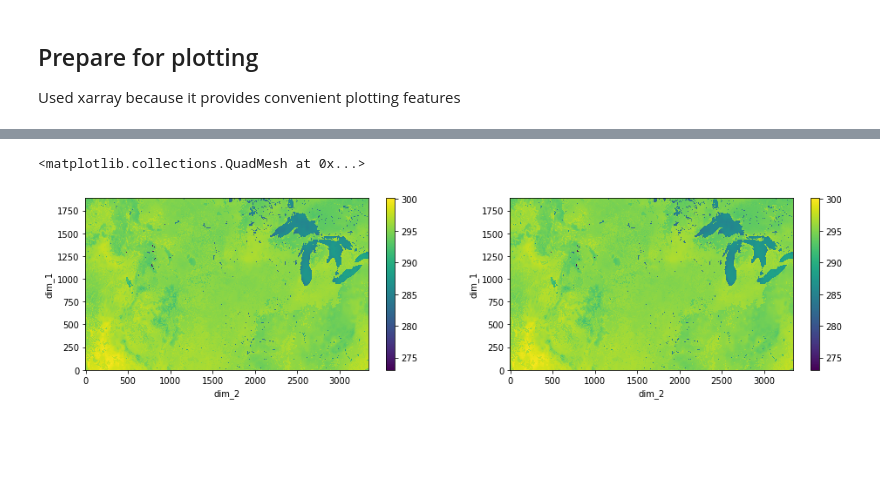
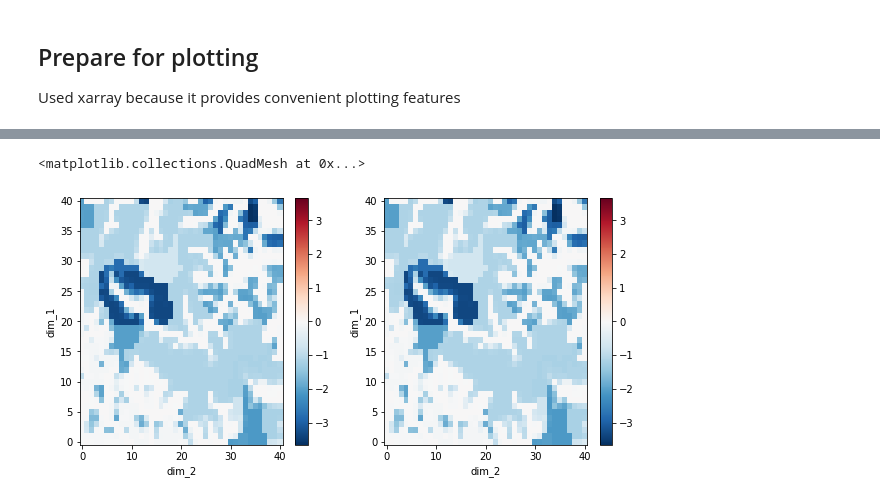
Before and after one commit to arezaii/pf_tools, a Jupyter notebook: PFIO_tools_compare.ipynb, the cells around one changed output, grey strips where cells are left out. Cells and saved outputs as stored; diff of their text form; code cells hidden in the pictures; blank space fills up the shorter version.

```diff
--- a/PFIO_tools_compare.ipynb
+++ b/PFIO_tools_compare.ipynb
@@ -10,3 +8,5 @@ input_pfb = '/home/arezaii/data/CONUS.5layer.pfclm.run4.out.clm_output.00002.C.p
+# %%
+input_pfb = '/home/arezaii/git/tools/tests/press.init.pfb'
 # %%
 t2 = time.perf_counter()
 pfb_read_rtn = pfio.pfread(input_pfb)
@@ -19,6 +19,6 @@ load time 0.8376 seconds
 # %%
 t2 = time.perf_counter()
-pfb_data_in = np.zeros((3342,1888,17), order='F')
+pfb_data_in = np.zeros((41,41,50), order='F')
 pf_fort_io.pfb_read(pfb_data_in, input_pfb)
 # X Y Z -> Z Y X
 pfb_data_in = np.transpose(pfb_data_in,(2,1,0))
@@ -51,12 +53,12 @@ xds2[0,:,:].plot(ax=ax2)
 # %%
-fig = plt.figure(figsize=[16, 8])
+fig = plt.figure(figsize=[10, 10])
 ax1 = plt.subplot(221)
 ax2 = plt.subplot(222)
 xds1[-1,:,:].plot(ax=ax1)
 xds2[-1,:,:].plot(ax=ax2)
 # %% [output]
 <matplotlib.collections.QuadMesh at 0x...>
-[figure, old version]
+[figure, new version]
 # %%
 del(pfb_data_in)
 del(pfb_read_rtn)
```
Also changed, not shown: parts of 5 cells of this notebook, 1 other file.
